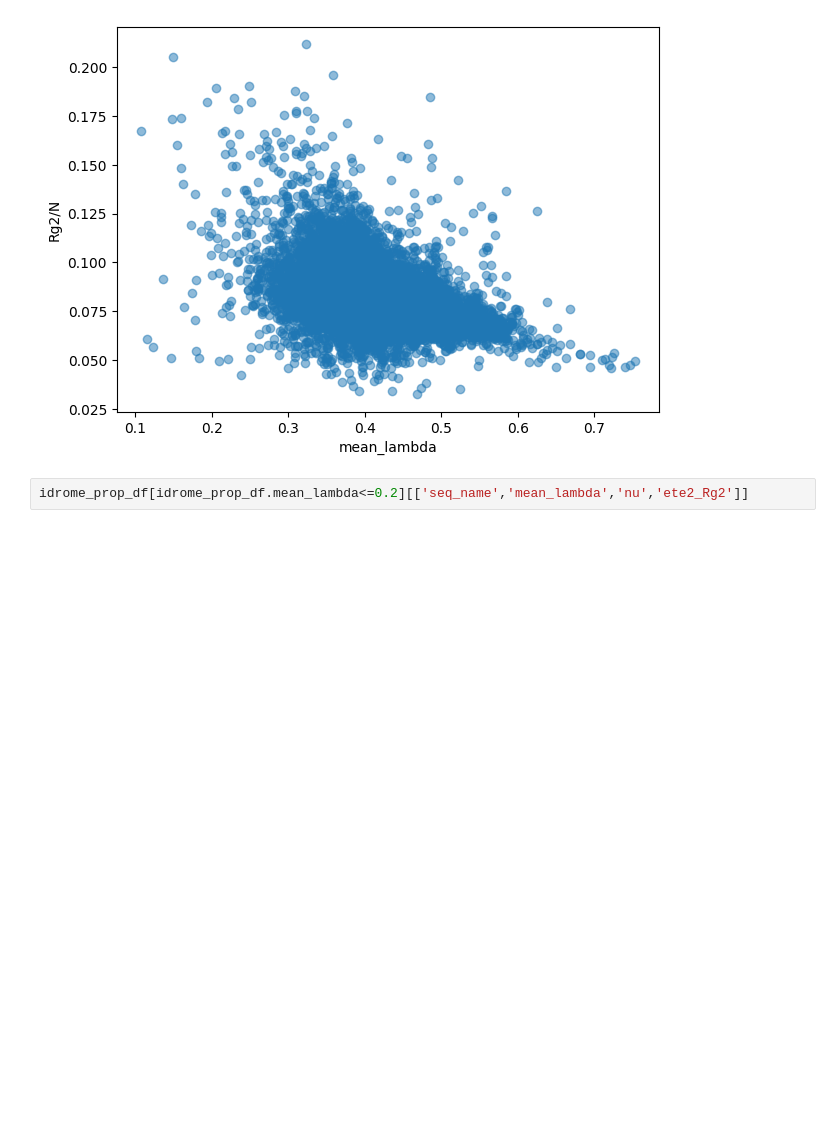
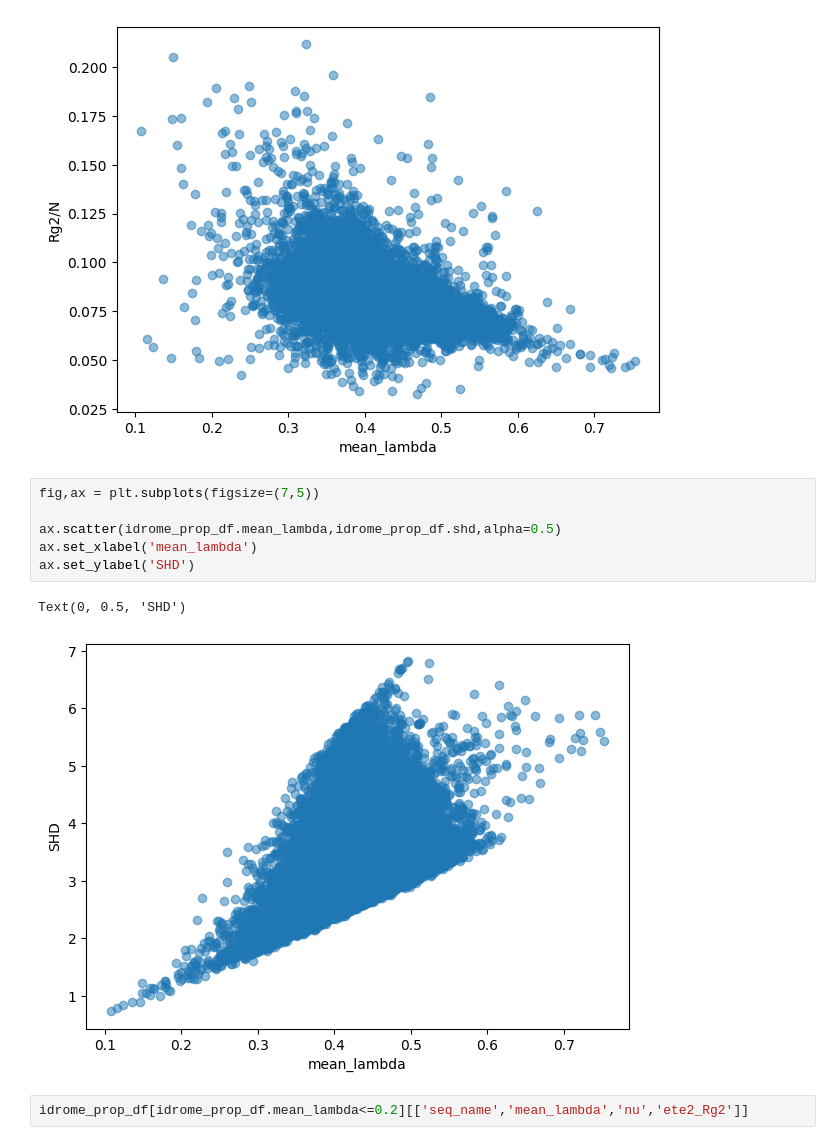
Before and after one commit to hshadman/larsen_paper_IDR_properties, a Jupyter notebook: IDROME-investigate_properties.ipynb, the cells around one changed output. Saved outputs shown, nothing was run; the diff lists cells and outputs as text; blank space fills up the shorter version.

```diff
--- a/IDROME-investigate_properties.ipynb
+++ b/IDROME-investigate_properties.ipynb
@@ -652,6 +652,15 @@ ax.set_ylabel('Rg2/N')
 # %% [output]
 Text(0, 0.5, 'Rg2/N')
 [figure]
+# %%
+fig,ax = plt.subplots(figsize=(7,5))
+
+ax.scatter(idrome_prop_df.mean_lambda,idrome_prop_df.shd,alpha=0.5)
+ax.set_xlabel('mean_lambda')
+ax.set_ylabel('SHD')
+# %% [output]
+Text(0, 0.5, 'SHD')
+[figure, added]
 # %%
 idrome_prop_df[idrome_prop_df.mean_lambda<=0.2][['seq_name','mean_lambda','nu','ete2_Rg2']]
 # %% [output]
```
Also changed, not shown: 1 other file.
